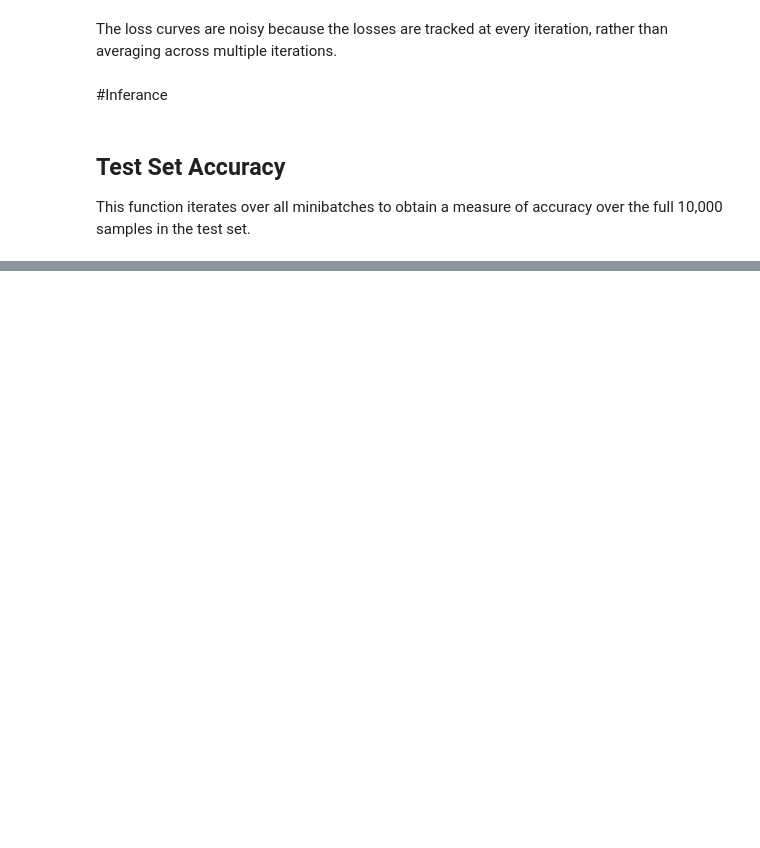
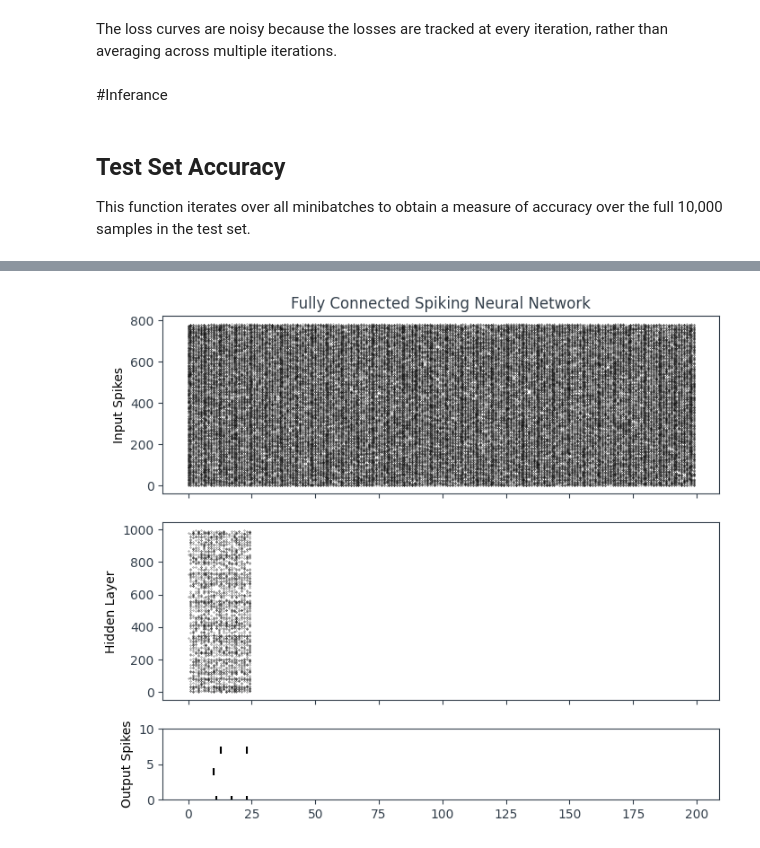
Before and after one commit to SoupBoi1/1Moble_Game_I_think, a Jupyter notebook: examples/tutorial_1_spikegen.ipynb, the cells around one changed output, grey strips where cells are left out. Drawn from its saved outputs; the diff is of its cells as text; code cells hidden in the pictures; blank space fills up the shorter version.

```diff
--- a/examples/tutorial_1_spikegen.ipynb
+++ b/examples/tutorial_1_spikegen.ipynb
@@ -978,0 +980,21 @@ Test Set Accuracy: 96.01%
+# %%
+# layer parameters
+num_inputs = 784
+num_hidden = 1000
+num_outputs = 10
+beta = 0.99
+
+# initialize layers
+fc1 = nn.Linear(num_inputs, num_hidden)
+lif1 = snn.Leaky(beta=beta)
+fc2 = nn.Linear(num_hidden, num_outputs)
+lif2 = snn.Leaky(beta=beta)
+# %%
+# Initialize hidden states
+mem1 = lif1.init_leaky()
+mem2 = lif2.init_leaky()
+
+# record outputs
+mem2_rec = []
+spk1_rec = []
+spk2_rec = []
@@ -978,0 +1007,3 @@ Test Set Accuracy: 96.01%
+# %%
+spk_in = spikegen.rate_conv(torch.rand((200, 784))).unsqueeze(1)
+print(f"Dimensions of spk_in: {spk_in.size()}")
@@ -978,0 +1025,20 @@ Test Set Accuracy: 96.01%
+# %%
+# network simulation
+for step in range(num_steps):
+    cur1 = fc1(spk_in[step]) # post-synaptic current <-- spk_in x weight
+    spk1, mem1 = lif1(cur1, mem1) # mem[t+1] <--post-syn current + decayed membrane
+    cur2 = fc2(spk1)
+    spk2, mem2 = lif2(cur2, mem2)
+
+    mem2_rec.append(mem2)
+    spk1_rec.append(spk1)
+    spk2_rec.append(spk2)
+
+# convert lists to tensors
+mem2_rec = torch.stack(mem2_rec)
+spk1_rec = torch.stack(spk1_rec)
+spk2_rec = torch.stack(spk2_rec)
+
+plot_snn_spikes(spk_in, spk1_rec, spk2_rec, "Fully Connected Spiking Neural Network")
+# %% [output]
+[figure, added]
```
Also changed, not shown: parts of 26 cells of this notebook.
